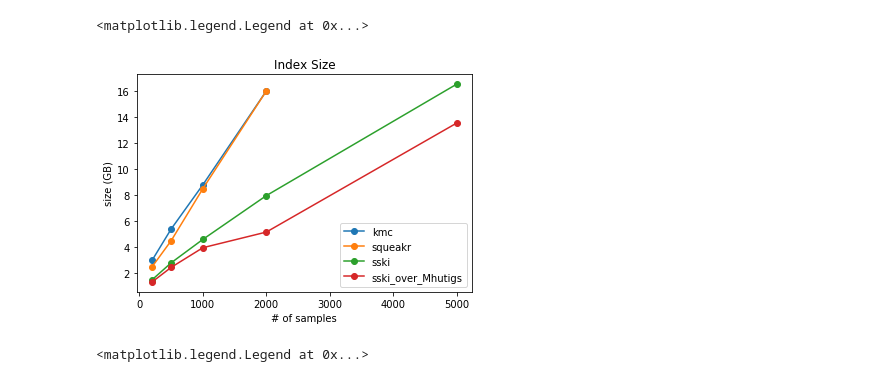
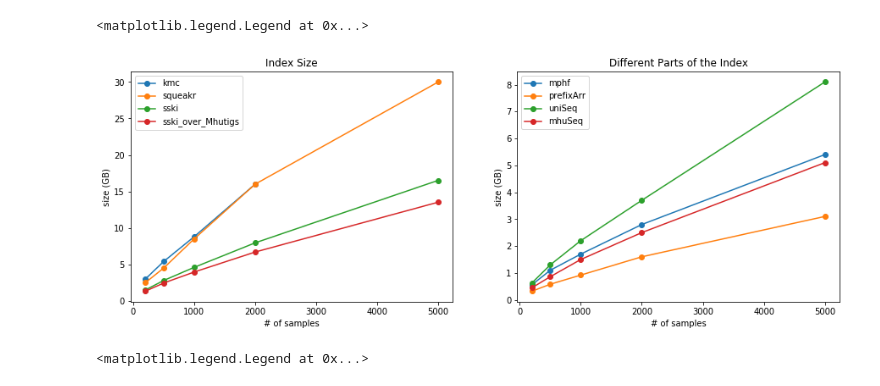
Before and after one commit to fataltes/quickNBs, a Jupyter notebook: sski.ipynb, the cells around one changed output. Saved outputs shown, nothing was run; the diff lists cells and outputs as text; code cells hidden in the pictures.

```diff
--- a/sski.ipynb
+++ b/sski.ipynb
@@ -8,20 +8,35 @@ import sys
 import time
 # %%
 kmc=[3, 5.4, 8.8, 16]
-squeakr=[2.5, 4.5, 8.5, 16]
+squeakr=[2.5, 4.5, 8.5, 16, 30]
 sski=[1.5, 2.8, 4.6, 7.96, 16.52]
-sskiOverMhutig=[1.33, 2.45, 3.96, 5.16, 13.53]
+sskiOverMhutig=[1.33, 2.45, 3.96, 6.7, 13.53]
+f = plt.figure(figsize=(15,5))
+plt.subplot(121)
 plt.plot([200, 500, 1000, 2000], kmc, '-o')
-plt.plot([200, 500, 1000, 2000], squeakr, '-o')
+plt.plot([200, 500, 1000, 2000, 5000], squeakr, '-o')
 plt.plot([200, 500, 1000, 2000, 5000], sski, '-o')
 plt.plot([200, 500, 1000, 2000, 5000], sskiOverMhutig, '-o')
 plt.title("Index Size")
 plt.ylabel('size (GB)')
 plt.xlabel('# of samples')
 plt.legend(['kmc', 'squeakr', 'sski', 'sski_over_Mhutigs'])
+mphf=[0.56, 1.1, 1.7, 2.8, 5.4]
+prefArr=[0.32, 0.58, 0.92, 1.6, 3.1]
+uniSeq=[0.63, 1.3, 2.2, 3.7, 8.1]
+mhuSeq=[0.45, 0.86, 1.5, 2.5, 5.1]
+plt.subplot(122)
+plt.plot([200, 500, 1000, 2000, 5000], mphf, '-o')
+plt.plot([200, 500, 1000, 2000, 5000], prefArr, '-o')
+plt.plot([200, 500, 1000, 2000, 5000], uniSeq, '-o')
+plt.plot([200, 500, 1000, 2000, 5000], mhuSeq, '-o')
+plt.title("Different Parts of the Index")
+plt.ylabel('size (GB)')
+plt.xlabel('# of samples')
+plt.legend(['mphf', 'prefixArr', 'uniSeq', 'mhuSeq'])
 # %% [output]
 <matplotlib.legend.Legend at 0x...>
-[figure, old version]
+[figure, new version]
 # %%
 totalContigs=67683501
 d200 = pd.read_csv("/mnt/scratch1/fatemeh/mantis-recomb/tmp200", sep=" ", header=None)
```
